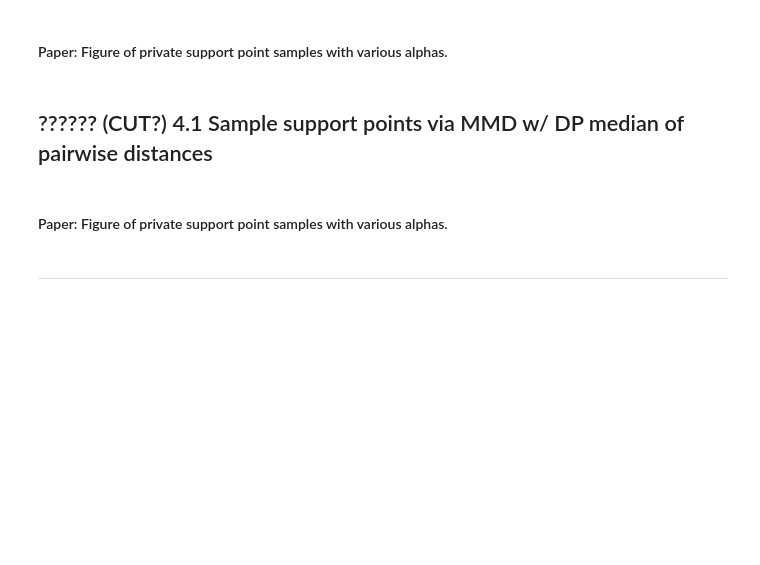
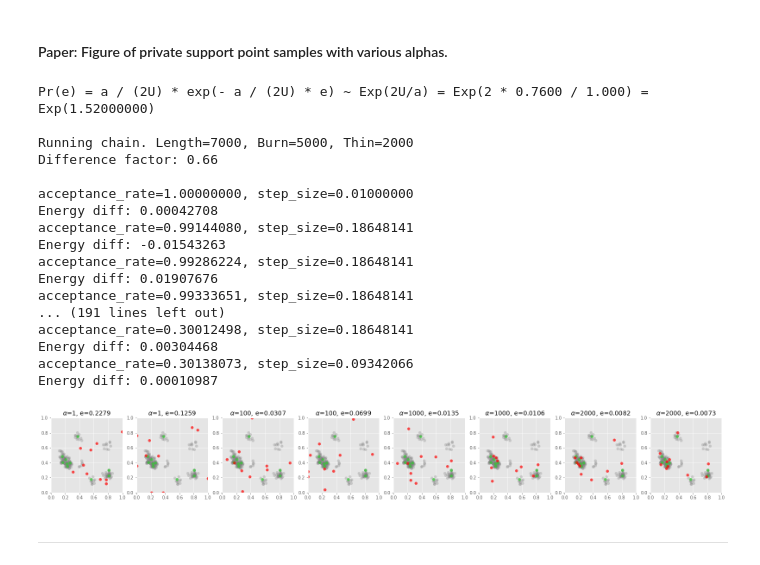
Before and after one commit to diesendruck/pv, a Jupyter notebook: mv_sp_privacy/src/sp_privacy.ipynb, the cells around one changed output. Cells and saved outputs as stored; diff of their text form; code cells hidden in the pictures; blank space fills up the shorter version.

```diff
--- a/mv_sp_privacy/src/sp_privacy.ipynb
+++ b/mv_sp_privacy/src/sp_privacy.ipynb
@@ -288,35 +291,57 @@ plt.show()
 # %% [markdown]
 #### Paper: Figure of private support point samples with various alphas.
 # %%
-example_alphas = [1, 1000, 5000, 10000, 20000]
+#example_alphas = [1, 1000, 5000, 10000, 20000]
+example_alphas = [1, 1, 100, 100, 1000, 1000, 2000, 2000]
 n_alp = len(example_alphas)
 fig, axs = plt.subplots(1, n_alp, figsize=(3 * n_alp, 3))
+save_dir = '../output/balog_data_various_alphas'
+energy_sensitivity = get_energy_sensitivity(x, NUM_SUPP, power=ENERGY_POWER)
+
+
 for i, alpha in enumerate(example_alphas):
     #np.random.seed(234)
     (y_tildes,
      energies,
      energy_errors) = sample_sp_exp_mech(e_opt, energy_sensitivity,
                                          x, y_opt, 'mh',
                                          num_y_tildes=1,
                                          alpha=alpha,
                                          diffusion_mean=True,
-                                         plot=False)
+                                         plot=False,
+                                         save_dir=save_dir,
+                                         power=ENERGY_POWER)
 
     axs[i].set_title(r'$\alpha$={}, e={:.4f}'.format(alpha,
                                                      energies[0]))
     axs[i].scatter(x[:, 0], x[:, 1], c='gray', alpha=0.3)
     axs[i].scatter(y_opt[:, 0], y_opt[:, 1], c='limegreen', alpha=0.7)
     axs[i].scatter(y_tildes[0, :, 0],
                    y_tildes[0, :, 1],
                    c='red', alpha=0.7)
     axs[i].set_xlim((0, 1))
     axs[i].set_ylim((0, 1))
 
 plt.subplots_adjust(wspace=0.2, hspace=0.2,
                     bottom=0.1, top=0.9, left=0.05, right=0.95)
-plt.savefig('../output/fig_sp_different_alphas.png')
+plt.savefig(os.path.join(save_dir, 'sp_various_alphas.png'))
 plt.show()
+# %% [output]
+Pr(e) = a / (2U) * exp(- a / (2U) * e) ~ Exp(2U/a) = Exp(2 * 0.7600 / 1.000) = Exp(1.52000000)
+
+Running chain. Length=7000, Burn=5000, Thin=2000
+Difference factor: 0.66
+
+acceptance_rate=1.00000000, step_size=0.01000000
+Energy diff: 0.00042708
+acceptance_rate=0.99144080, step_size=0.18648141
+Energy diff: -0.01543263
+acceptance_rate=0.99286224, step_size=0.18648141
+Energy diff: 0.01907676
+acceptance_rate=0.99333651, step_size=0.18648141
+... (191 lines left out)
+acceptance_rate=0.30012498, step_size=0.18648141
+Energy diff: 0.00304468
+acceptance_rate=0.30138073, step_size=0.09342066
+Energy diff: 0.00010987
+[figure, added]
-# %% [markdown]
-## ?????? (CUT?) 4.1 Sample support points via MMD w/ DP median of pairwise distances
-# %% [markdown]
-#### Paper: Figure of private support point samples with various alphas.
```
Also changed, not shown: parts of 13 cells of this notebook, 2 other files.
